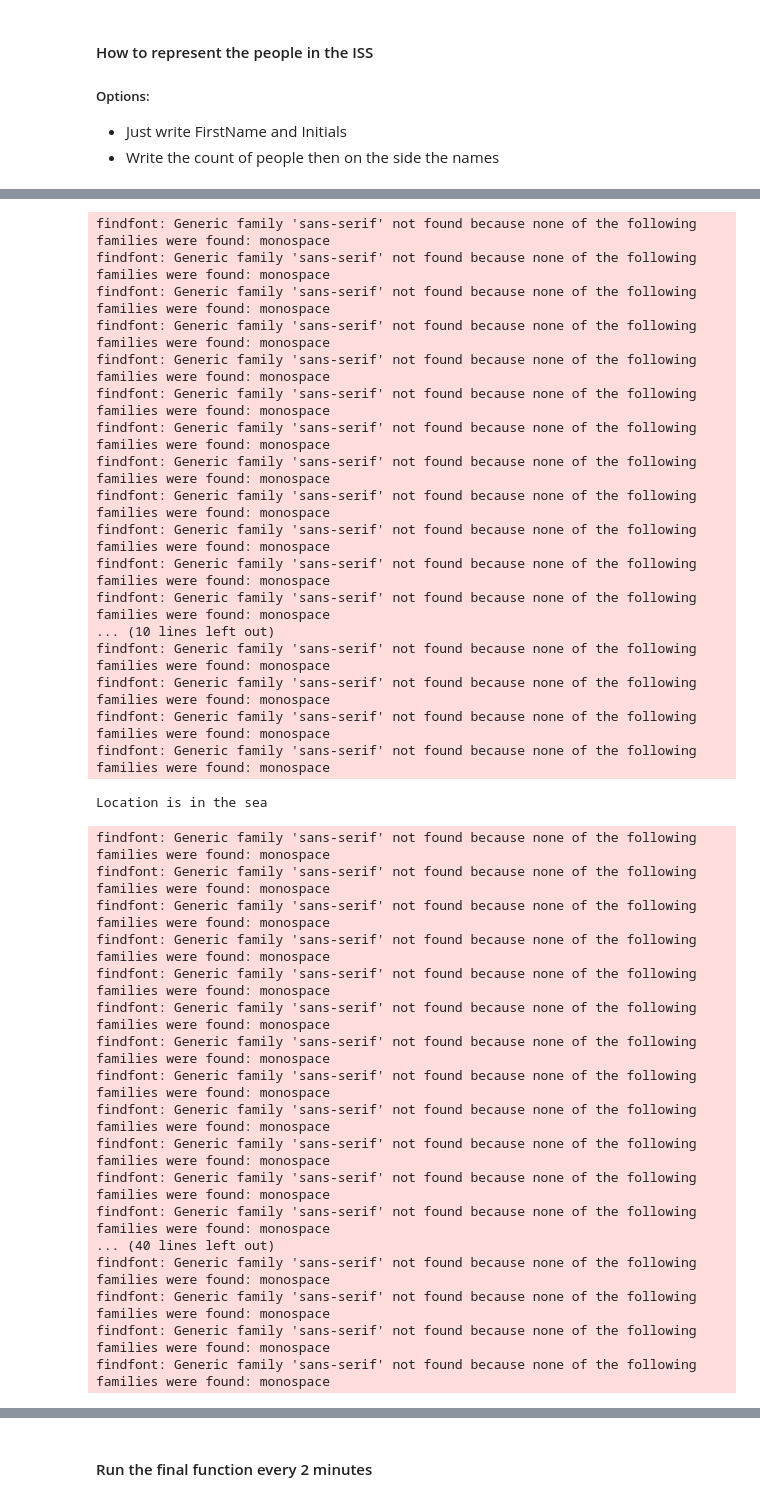
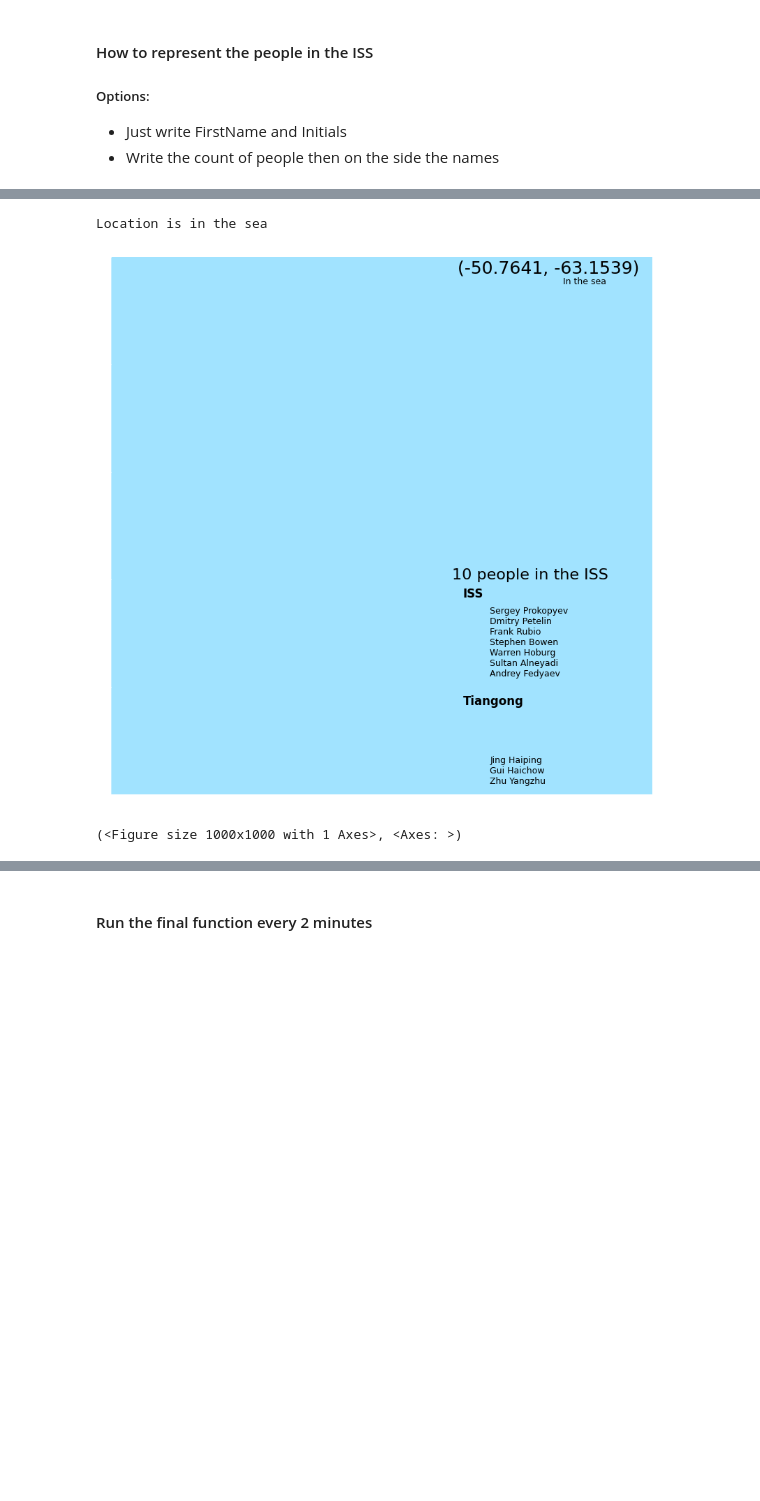
Before and after one commit to lagom-QB/ISS-Tracker, a Jupyter notebook: iss_1.ipynb, the cells around one changed output, grey strips where cells are left out. Drawn from its saved outputs; the diff is of its cells as text; code cells hidden in the pictures; blank space fills up the shorter version.

```diff
--- a/iss_1.ipynb
+++ b/iss_1.ipynb
@@ -524,74 +485,60 @@ def drawMapWithPrettymaps(location, radius = 1000):
         )
 
         # print the number of people and the names of the people in the bottom left
-        ax.text(0.63, 0.17, f"{len(people)} people in the ISS\n" ,fontsize=16)
+        y_start = 0.37
+        # print the number of people and the names of the people in the bottom left
+        ax.text(0.63, y_start, f"{len(people)} people in the ISS\n", fontsize=16)
+        for craft, passengers in craft_dict.items():
+            ax.text(0.65, y_start - 0.03, f'{craft}\n', fontsize=12, fontweight=700)
+            ax.text(0.70, y_start - 0.15, "\n".join(passengers), fontsize=9)
+            ax.tick_params(axis='both', which='both', colors='white', labelsize=.1)
+
+            y_start -= 0.2  # Adjust the y-coordinate for the next set of text
+        """ax.text(0.63, 0.17, f"{len(people)} people in the ISS\n" ,fontsize=16)
         ax.text(0.63, 0.14, f'ISS\n' ,fontsize=14)
         ax.text(0.83, 0.14, f'Shenzhou 15\n' ,fontsize=14)
         ax.text(0.63, 0.02, "\n".join(craft_dict['ISS']) ,fontsize=9)
         ax.text(0.83, 0.10, "\n".join(craft_dict['Shenzhou 15']) ,fontsize=9)
-        ax.tick_params(axis='both', which='both', colors='white', labelsize=.1)
+        ax.tick_params(axis='both', which='both', colors='white', labelsize=.1)"""
 
         return fig, ax
     else:
         # Return a blue square via matplotlib with the coordinates at the bottom left
         fig, ax = plt.subplots(figsize=(10, 10))
         ax.set_facecolor('#a1e3ff')
         # print coordinates at the bottom left
         ax.text(0.63, 0.97, f" {location}", fontsize=18)
         ax.text(0.83, 0.95, f" In the sea", fontsize=9)
         ax.tick_params(axis='both', which='both', colors='white', labelsize=.1)
         # print the number of people and the names of the people in the bottom left
-        ax.text(0.63, 0.17, f"{len(people)} people in the ISS\n" ,fontsize=16)
+        y_start = 0.37
+        # print the number of people and the names of the people in the bottom left
+        ax.text(0.63, y_start, f"{len(people)} people in the ISS\n", fontsize=16)
+        for craft, passengers in craft_dict.items():
+            ax.text(0.65, y_start - 0.03, f'{craft}\n', fontsize=12, fontweight=700)
+            ax.text(0.70, y_start - 0.15, "\n".join(passengers), fontsize=9)
+            ax.tick_params(axis='both', which='both', colors='white', labelsize=.1)
+
+            y_start -= 0.2  # Adjust the y-coordinate for the next set of text
+        """ax.text(0.63, 0.17, f"{len(people)} people in the ISS\n" ,fontsize=16)
         ax.text(0.63, 0.14, f'ISS\n' ,fontsize=14)
         ax.text(0.83, 0.14, f'Shenzhou 15\n' ,fontsize=14)
         ax.text(0.63, 0.02, "\n".join(craft_dict['ISS']) ,fontsize=9)
         ax.text(0.83, 0.10, "\n".join(craft_dict['Shenzhou 15']) ,fontsize=9)
-        ax.tick_params(axis='both', which='both', colors='white', labelsize=.1)
+        ax.tick_params(axis='both', which='both', colors='white', labelsize=.1)"""
 
         # Remove the border
         ax.spines['top'].set_visible(False)
         ax.spines['right'].set_visible(False)
         ax.spines['bottom'].set_visible(False)
         ax.spines['left'].set_visible(False)
 
         plt.show()
 
         return fig, ax
 
 drawMapWithPrettymaps(location)
 # %% [output]
-findfont: Generic family 'sans-serif' not found because none of the following families were found: monospace
-findfont: Generic family 'sans-serif' not found because none of the following families were found: monospace
-findfont: Generic family 'sans-serif' not found because none of the following families were found: monospace
-findfont: Generic family 'sans-serif' not found because none of the following families were found: monospace
-findfont: Generic family 'sans-serif' not found because none of the following families were found: monospace
-findfont: Generic family 'sans-serif' not found because none of the following families were found: monospace
-findfont: Generic family 'sans-serif' not found because none of the following families were found: monospace
-findfont: Generic family 'sans-serif' not found because none of the following families were found: monospace
-findfont: Generic family 'sans-serif' not found because none of the following families were found: monospace
-findfont: Generic family 'sans-serif' not found because none of the following families were found: monospace
-findfont: Generic family 'sans-serif' not found because none of the following families were found: monospace
-findfont: Generic family 'sans-serif' not found because none of the following families were found: monospace
-... (10 lines left out)
-findfont: Generic family 'sans-serif' not found because none of the following families were found: monospace
-findfont: Generic family 'sans-serif' not found because none of the following families were found: monospace
-findfont: Generic family 'sans-serif' not found because none of the following families were found: monospace
-findfont: Generic family 'sans-serif' not found because none of the following families were found: monospace
+Location is in the sea
+[figure, new version]
-Location is in the sea
+(<Figure size 1000x1000 with 1 Axes>, <Axes: >)
-findfont: Generic family 'sans-serif' not found because none of the following families were found: monospace
-findfont: Generic family 'sans-serif' not found because none of the following families were found: monospace
-findfont: Generic family 'sans-serif' not found because none of the following families were found: monospace
-findfont: Generic family 'sans-serif' not found because none of the following families were found: monospace
-findfont: Generic family 'sans-serif' not found because none of the following families were found: monospace
-findfont: Generic family 'sans-serif' not found because none of the following families were found: monospace
-findfont: Generic family 'sans-serif' not found because none of the following families were found: monospace
-findfont: Generic family 'sans-serif' not found because none of the following families were found: monospace
-findfont: Generic family 'sans-serif' not found because none of the following families were found: monospace
-findfont: Generic family 'sans-serif' not found because none of the following families were found: monospace
-findfont: Generic family 'sans-serif' not found because none of the following families were found: monospace
-findfont: Generic family 'sans-serif' not found because none of the following families were found: monospace
-... (40 lines left out)
-findfont: Generic family 'sans-serif' not found because none of the following families were found: monospace
-findfont: Generic family 'sans-serif' not found because none of the following families were found: monospace
-findfont: Generic family 'sans-serif' not found because none of the following families were found: monospace
-findfont: Generic family 'sans-serif' not found because none of the following families were found: monospace
```
Also changed, not shown: parts of 7 cells of this notebook.
